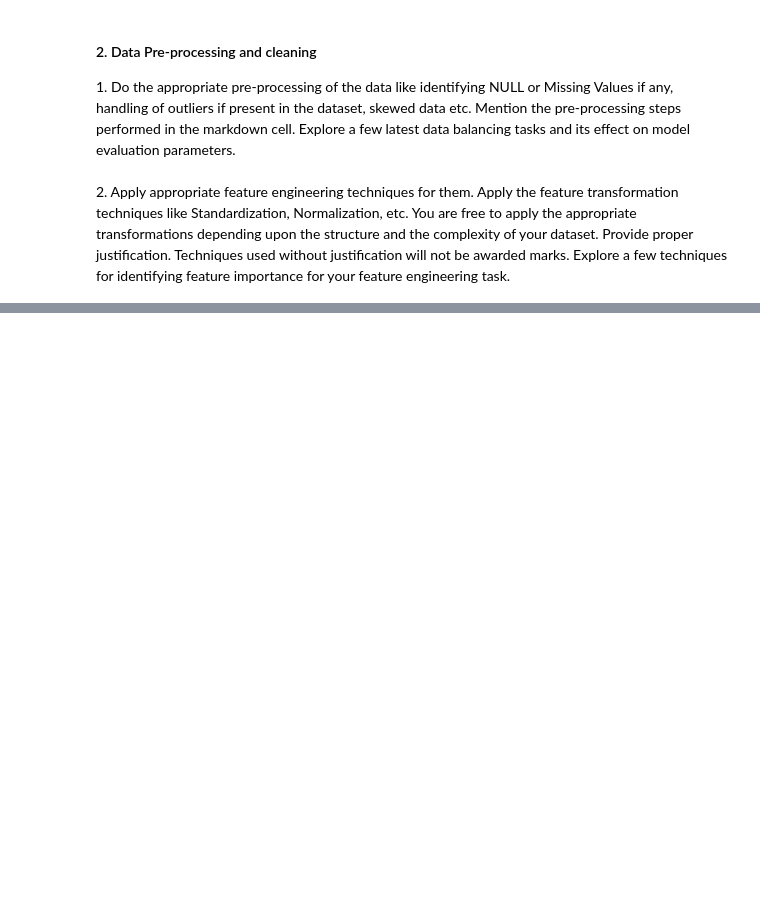
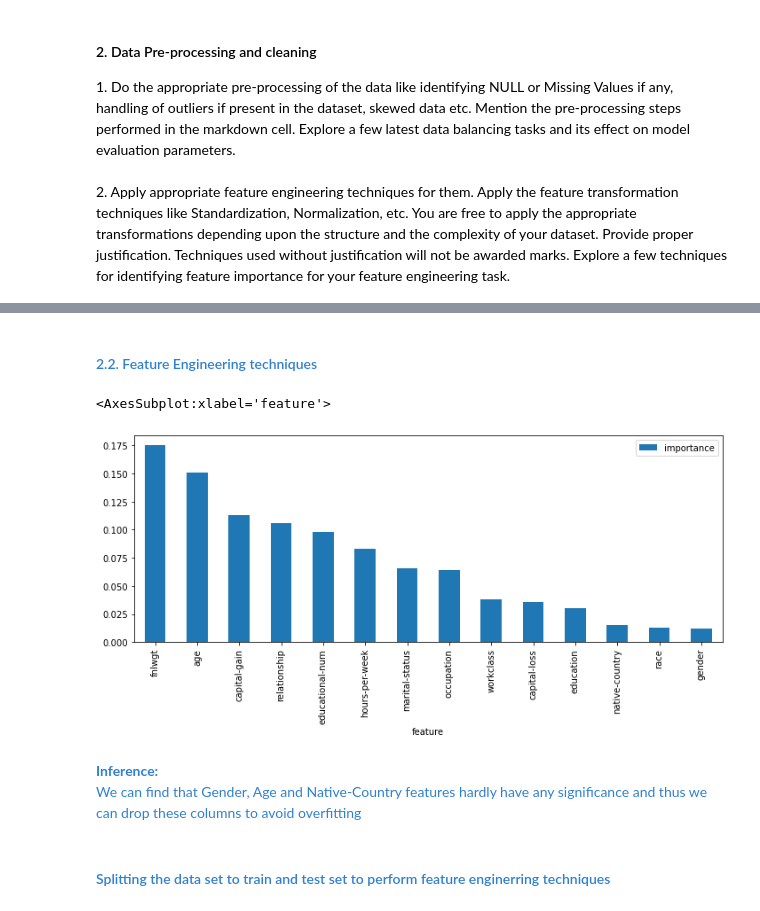
Before and after one commit to nithinkrishnan/AssignmentProjects, a Jupyter notebook: ml-assgn/assignment_2/Group49_Adult.ipynb, the cells around one changed output, grey strips where cells are left out. Saved outputs shown, nothing was run; the diff lists cells and outputs as text; code cells hidden in the pictures; blank space fills up the shorter version.

```diff
--- a/ml-assgn/assignment_2/Group49_Adult.ipynb
+++ b/ml-assgn/assignment_2/Group49_Adult.ipynb
@@ -373,2 +395,4 @@ df.drop(['fnlwgt'], axis = 1, inplace = True)
+# %% [markdown]
+<h4 style="color: #2f80d0">2.2. Feature Engineering techniques</h4>
 # %%
 #Splitting the data set into features and outcome
@@ -384,3 +406,18 @@ for feature in categoricalList:
         le = preprocessing.LabelEncoder()
         X_train[feature] = le.fit_transform(X_train[feature])
         X_test[feature] = le.transform(X_test[feature])
+# %%
+#Finding significance of each feature using Random Forest
+random_forest = RandomForestClassifier(n_estimators=100)
+random_forest.fit(X_train, Y_train)
+
+importances = pd.DataFrame({'feature':X_train.columns,'importance':np.round(random_forest.feature_importances_,3)})
+importances = importances.sort_values('importance',ascending=False).set_index('feature')
+
+#Plotting the significance of each feautre
+importances.plot.bar(figsize=(10,5))
+# %% [output]
+<AxesSubplot:xlabel='feature'>
+[figure, added]
+# %% [markdown]
+<div style="color: #2f80d0"><b>Inference:</b><br> We can find that Gender, Age and Native-Country features hardly have any significance and thus we can drop these columns to avoid overfitting</div>
@@ -386,0 +432,2 @@ for feature in categoricalList:
+# %% [markdown]
+<h4 style="color: #2f80d0">Splitting the data set to train and test set to perform feature enginerring techniques </h4>
```
Also changed, not shown: parts of 77 cells of this notebook.
